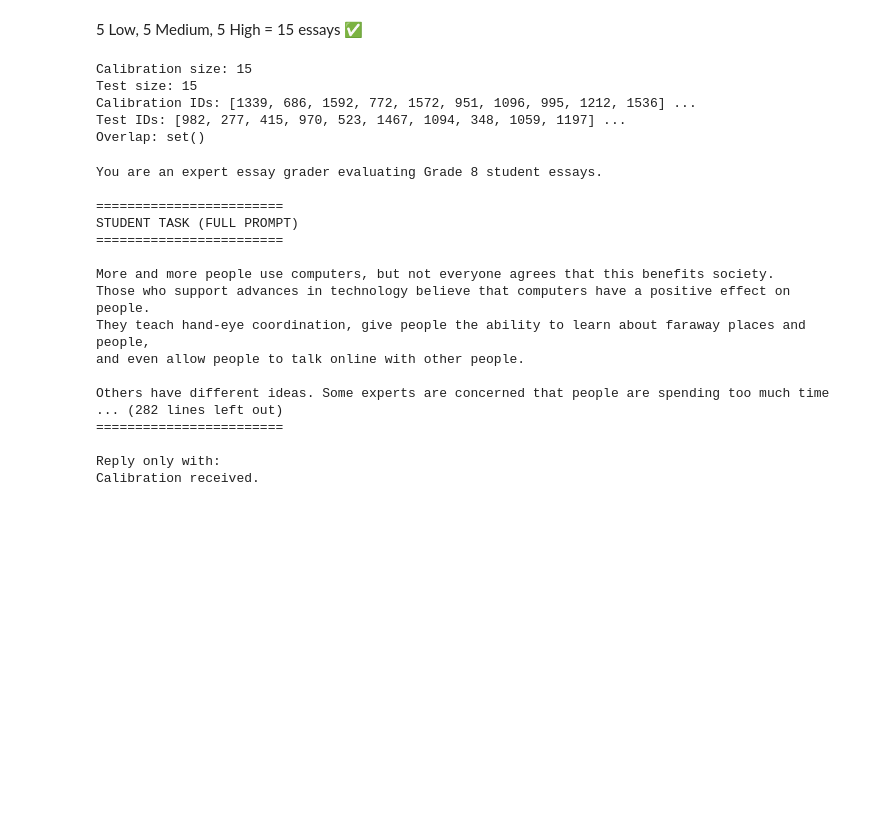
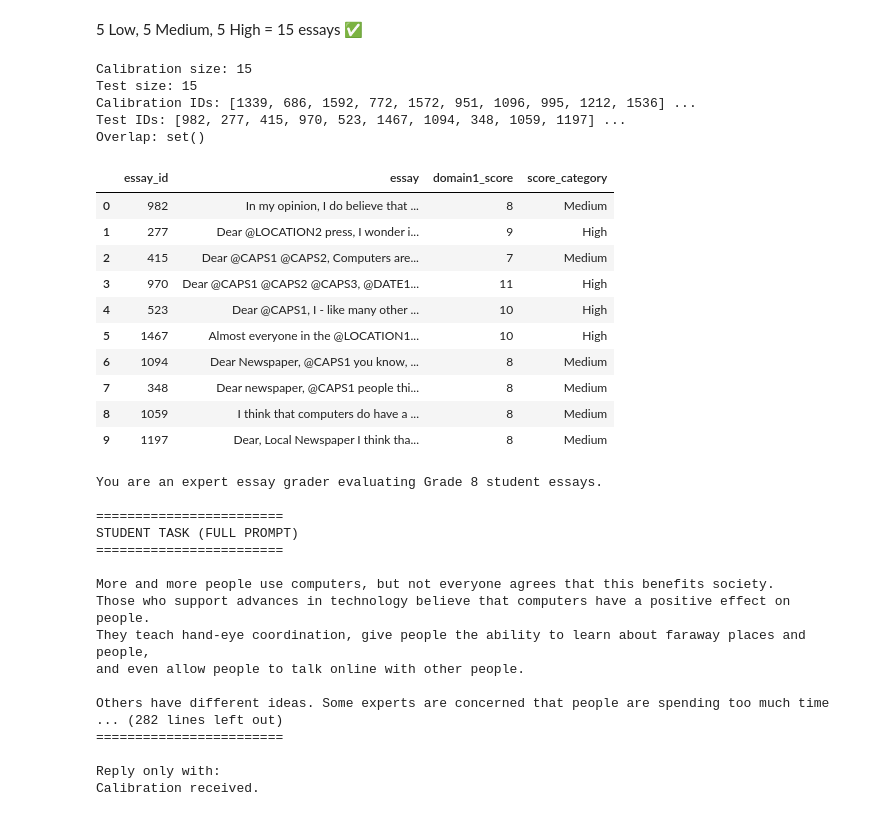
Before and after one commit to MalakSalehh/Thesis-datasets, a Jupyter notebook: ASAP.ipynb, the cells around one changed output. Drawn from its saved outputs; the diff is of its cells as text; code cells hidden in the pictures; blank space fills up the shorter version.

```diff
--- a/ASAP.ipynb
+++ b/ASAP.ipynb
@@ -776,29 +861,41 @@ print("\nResults saved to essay_scoring_results.csv")
 # %%
 # Recreate calibration with larger size
 cal_low = set1[set1["score_category"] == "Low"].sample(5, random_state=42)
 cal_med = set1[set1["score_category"] == "Medium"].sample(5, random_state=42)
 cal_high = set1[set1["score_category"] == "High"].sample(5, random_state=42)
 
 calibration = pd.concat([cal_low, cal_med, cal_high]).sample(frac=1, random_state=42).copy()
 
 # Recreate test pool
 test_pool = set1[~set1["essay_id"].isin(calibration["essay_id"])].copy()
 
 # Pick test size
 n_test = 15   # start with 10 or 15 since you're doing Ollama manually
 test_df = test_pool.sample(n_test, random_state=42).reset_index(drop=True).copy()
 
 print("Calibration size:", len(calibration))
 print("Test size:", len(test_df))
 print("Calibration IDs:", calibration["essay_id"].tolist()[:10], "...")
 print("Test IDs:", test_df["essay_id"].tolist()[:10], "...")
 print("Overlap:", set(calibration["essay_id"]).intersection(set(test_df["essay_id"])))
+test_df.head(10)
 # %% [output]
 Calibration size: 15
 Test size: 15
 Calibration IDs: [1339, 686, 1592, 772, 1572, 951, 1096, 995, 1212, 1536] ...
 Test IDs: [982, 277, 415, 970, 523, 1467, 1094, 348, 1059, 1197] ...
 Overlap: set()
+|  | essay_id | essay | domain1_score | score_category |
+| 0 | 982 | In my opinion, I do believe that ... | 8 | Medium |
+| 1 | 277 | Dear @LOCATION2 press, I wonder i... | 9 | High |
+| 2 | 415 | Dear @CAPS1 @CAPS2, Computers are... | 7 | Medium |
+| 3 | 970 | Dear @CAPS1 @CAPS2 @CAPS3, @DATE1... | 11 | High |
+| 4 | 523 | Dear @CAPS1, I - like many other ... | 10 | High |
+| 5 | 1467 | Almost everyone in the @LOCATION1... | 10 | High |
+| 6 | 1094 | Dear Newspaper, @CAPS1 you know, ... | 8 | Medium |
+| 7 | 348 | Dear newspaper, @CAPS1 people thi... | 8 | Medium |
+| 8 | 1059 | I think that computers do have a ... | 8 | Medium |
+| 9 | 1197 | Dear, Local Newspaper I think tha... | 8 | Medium |
 # %%
 def format_calibration_examples(calibration_df):
     examples = []
```
Also changed, not shown: parts of 29 cells of this notebook.
